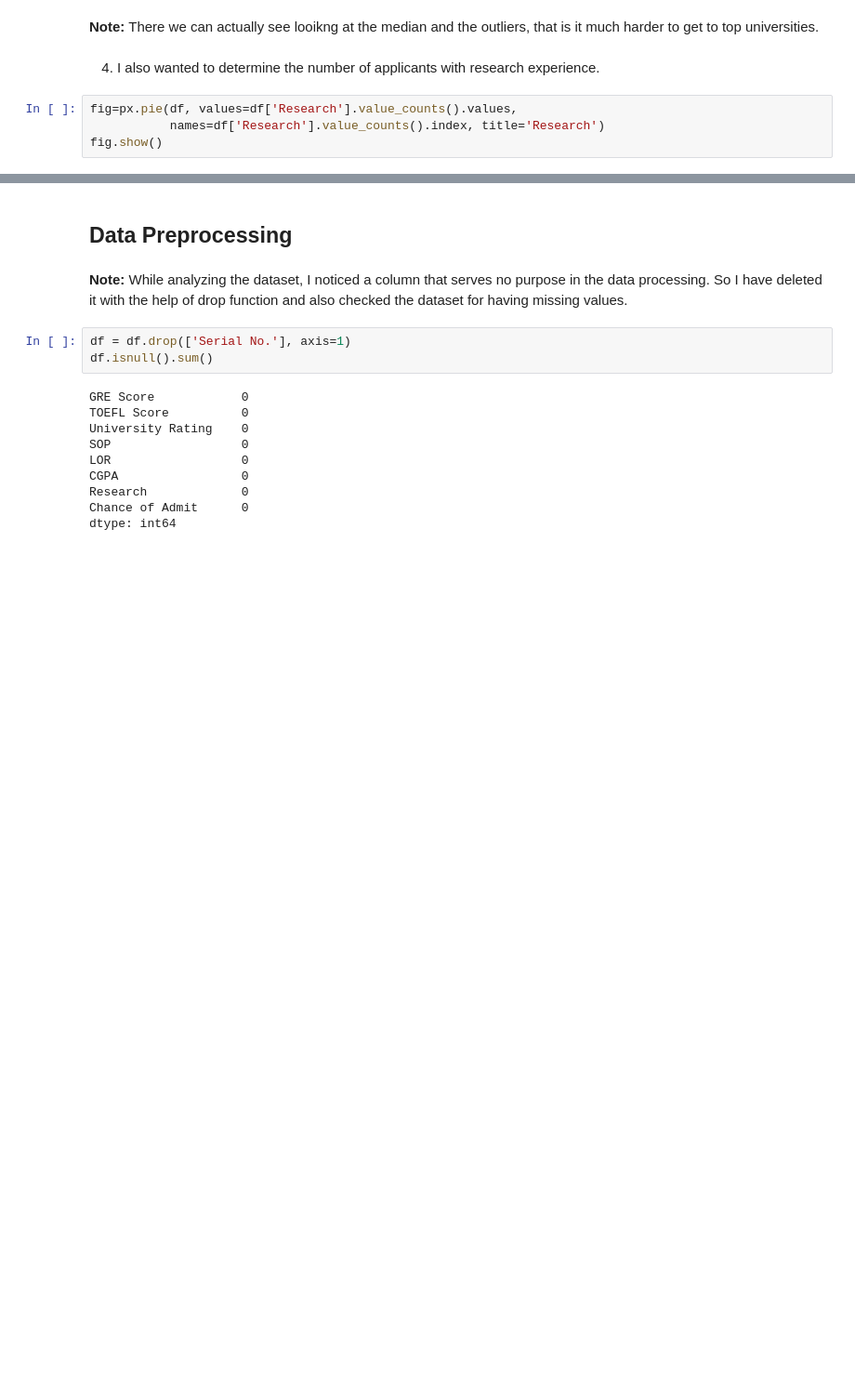
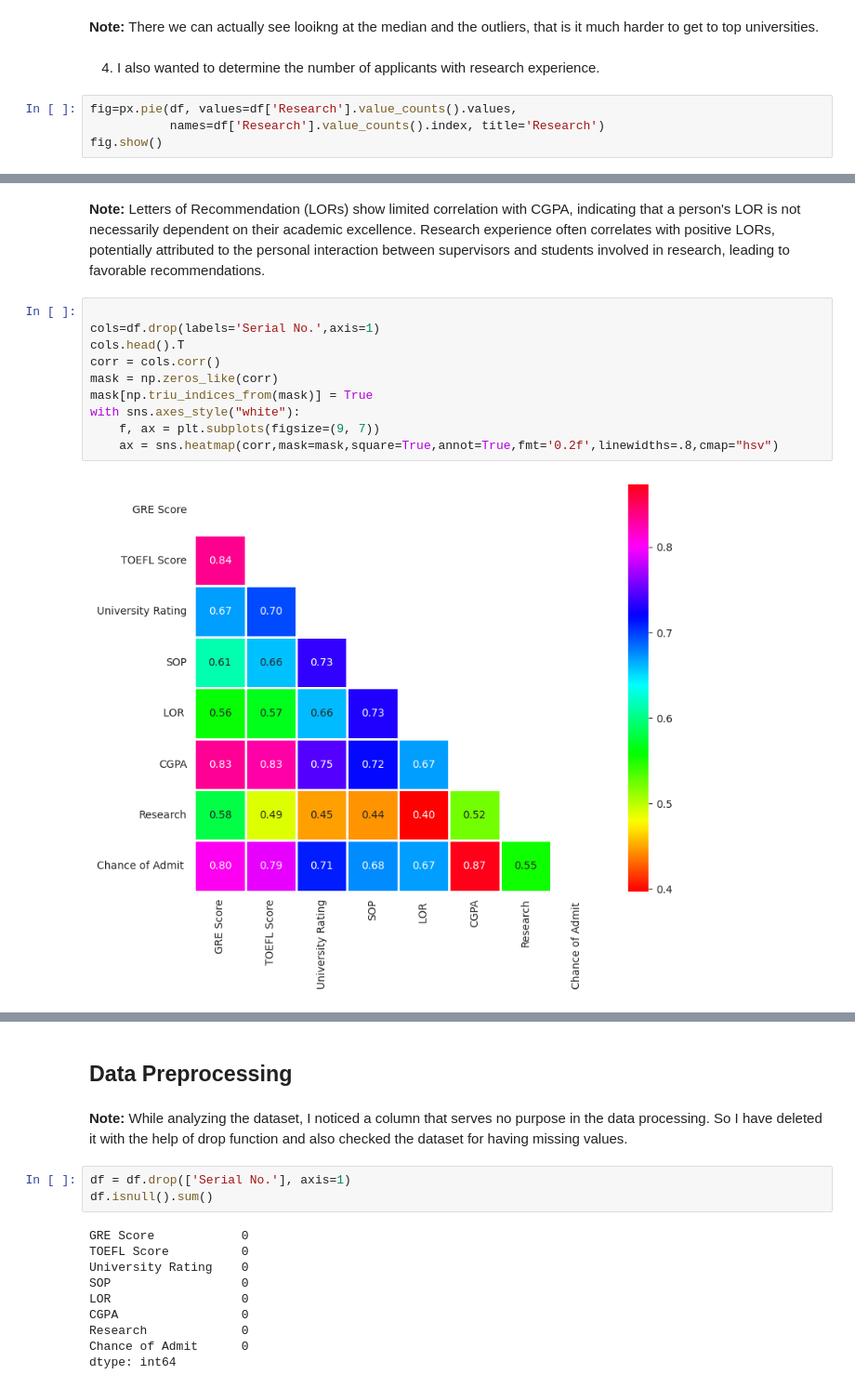
Before and after one commit to qojigedou/data_science, a Jupyter notebook: Assignment_opt_2_3_with_code.ipynb, the cells around one changed output, grey strips where cells are left out. Shown at 93% size. Saved outputs shown, nothing was run; the diff lists cells and outputs as text; blank space fills up the shorter version.

```diff
--- a/Assignment_opt_2_3_with_code.ipynb
+++ b/Assignment_opt_2_3_with_code.ipynb
@@ -147,0 +166,14 @@ fig.show()
+# %% [markdown]
+**Note:** Letters of Recommendation (LORs) show limited correlation with CGPA, indicating that a person's LOR is not necessarily dependent on their academic excellence. Research experience often correlates with positive LORs, potentially attributed to the personal interaction between supervisors and students involved in research, leading to favorable recommendations.
+# %%
+
+cols=df.drop(labels='Serial No.',axis=1)
+cols.head().T
+corr = cols.corr()
+mask = np.zeros_like(corr)
+mask[np.triu_indices_from(mask)] = True
+with sns.axes_style("white"):
+    f, ax = plt.subplots(figsize=(9, 7))
+    ax = sns.heatmap(corr,mask=mask,square=True,annot=True,fmt='0.2f',linewidths=.8,cmap="hsv")
+# %% [output]
+[figure, added]
```
Also changed, not shown: parts of 20 cells of this notebook.
